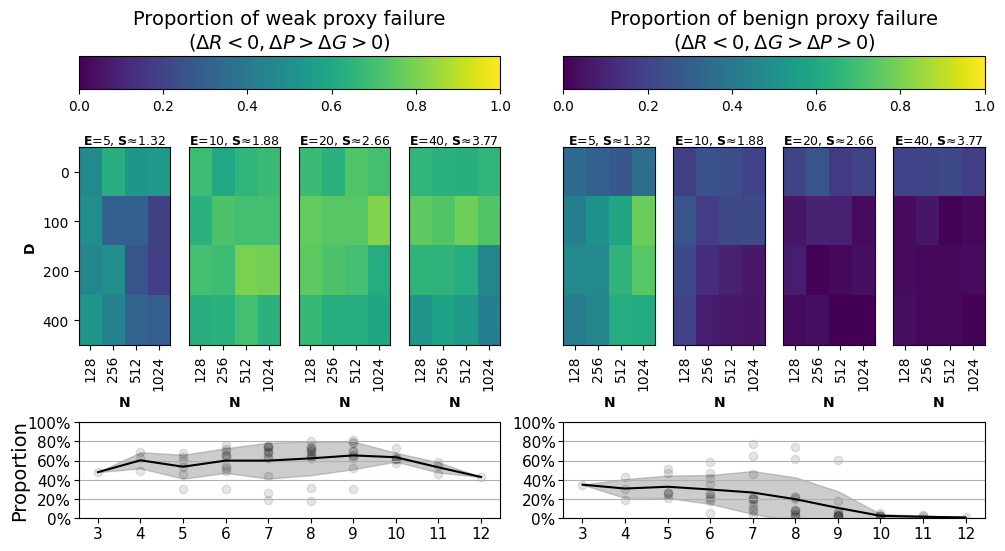
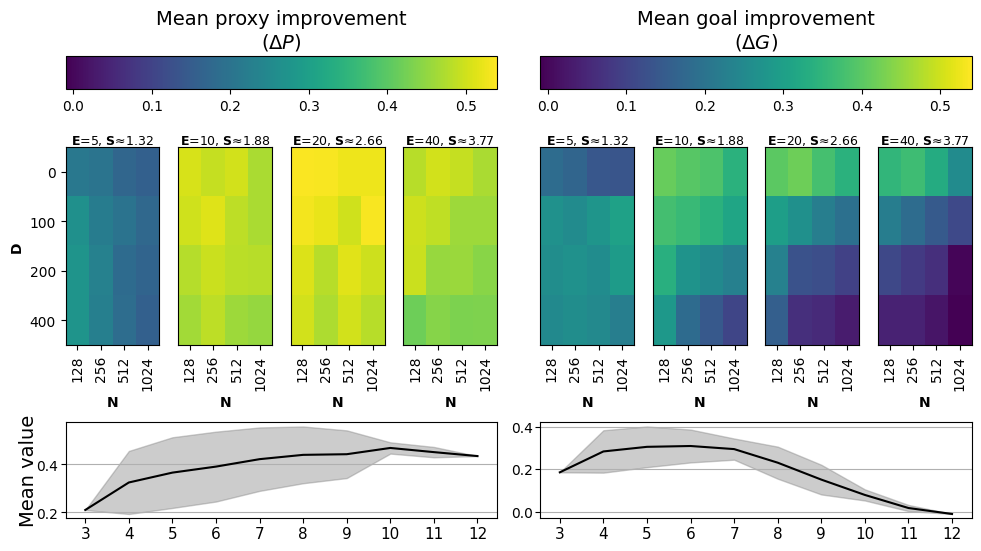
The change to this notebook cell's code, shown as a diff; its figure went from the first image to the second:
--- before
+++ after
@@ -1,15 +1,22 @@
 
 fig = plt.figure( figsize =(11.69,6))
+clist = [(-0.01,0.54), (-0.01,0.54)]
+options_fig = ['DeltaProx','DeltaGoal']
+if False:
+    fig = plt.figure( figsize =(15,8.27))
+    clist = [(-0.4,0), (0.5,1), (0, .5)]
+    options_fig = ['DeltaCorr','proxy_failure','strong']
 
-options_fig = ['weak','benign']
-gs = gridspec.GridSpec(2, len(options_fig), height_ratios=(3,1), figure=fig, wspace=0.15, hspace=0.4)
-
-for k in range(len(options_fig)):
-    Y_label = k ==0
-    plot_heatMap(gs[0,k], fig, df, param_list, options_fig[k], Y_label=Y_label, cmincmax=(0,1), ratio = 6, hspace=0.5)
-    make_snake(gs[1,k], options_fig[k], Y_label=Y_label, little_dots=True)
+gs = gridspec.GridSpec(2, len(options_fig), height_ratios=(3,1), figure=fig, wspace=0.1, hspace=0.4)
 
 
 
+for k in range(len(options_fig)):
+    Y_label = k ==0 
+    A = plot_heatMap(gs[0,k], fig, df, param_list, options_fig[k], Y_label=Y_label, cmincmax=clist[k], ratio = 6, hspace=0.5)
+    print(A)
+    make_snake(gs[1,k], options_fig[k], Y_label=Y_label, little_dots=False)
+
+
 #plt.savefig("figures_output/fig5.svg", format="svg", transparent=transparent)
-plt.savefig("figures_output/fig6.png", format="png", transparent=transparent)
+plt.savefig("figures_output/fig6.png", format="png", transparent=transparent, bbox_inches=0)

Commit: backup for first draft